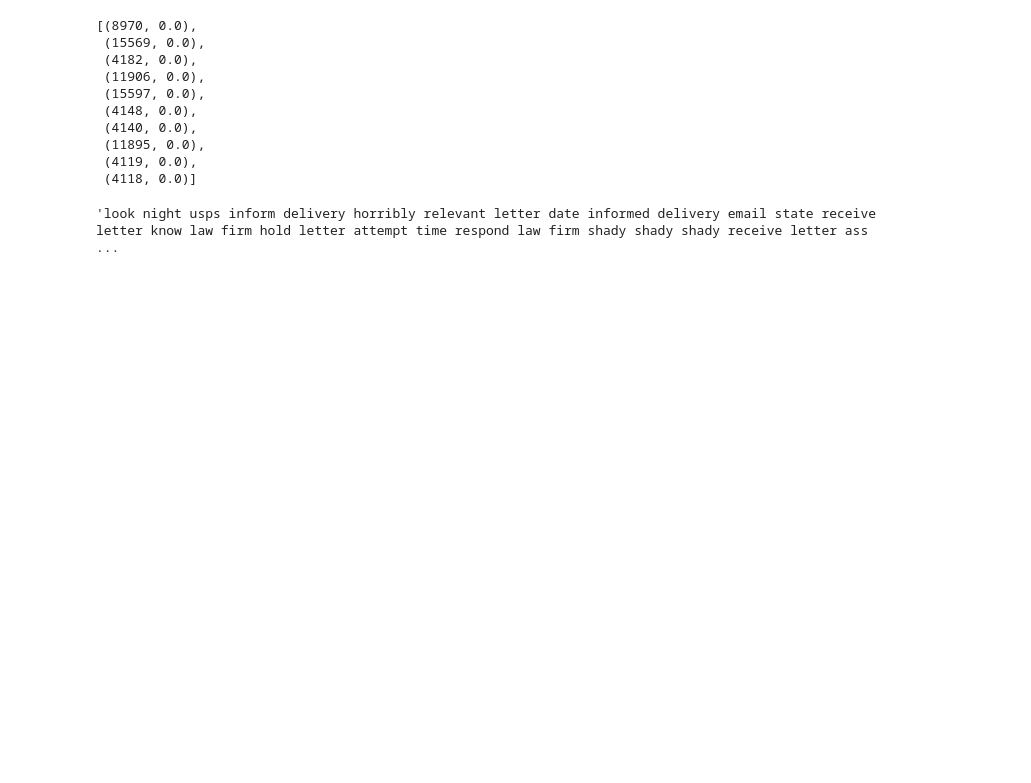
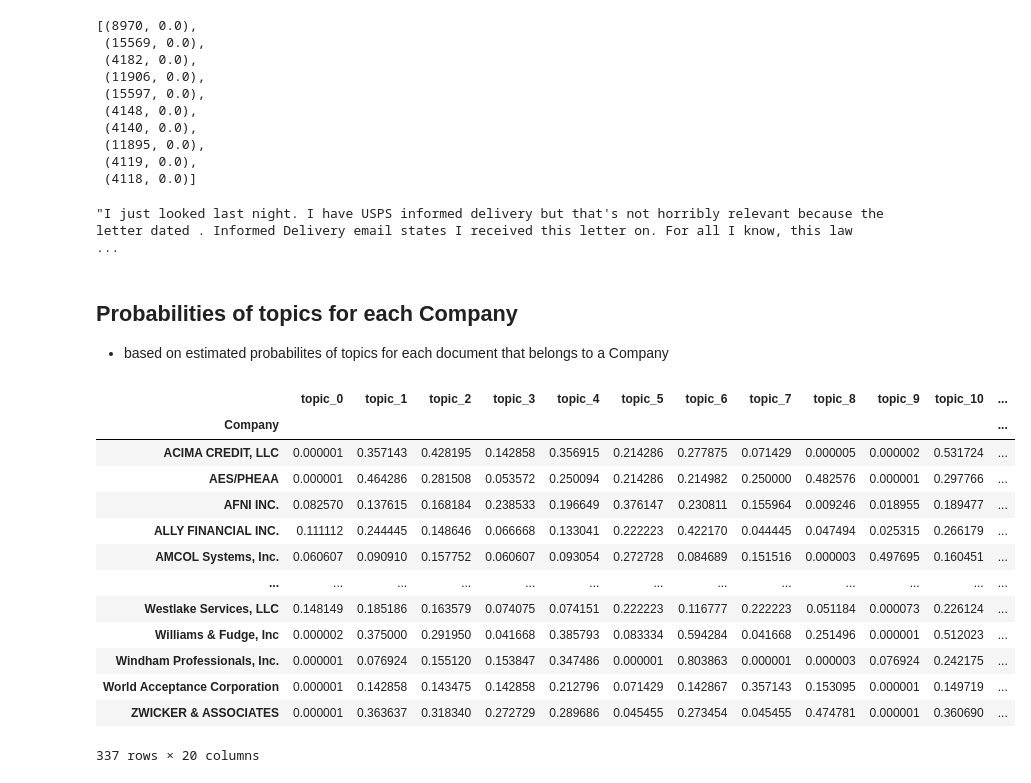
Before and after one commit to fw192020/clairvoyant_clustering, a Jupyter notebook: 2_CorEx.ipynb, the cells around one changed output. Cells and saved outputs as stored; diff of their text form; code cells hidden in the pictures; blank space fills up the shorter version.

```diff
--- a/2_CorEx.ipynb
+++ b/2_CorEx.ipynb
@@ -278,7 +280,30 @@ NOTE: 'docs' not provided to CorEx. Returning top docs as lists of row indices
  (11895, 0.0),
  (4119, 0.0),
  (4118, 0.0)]
-# %%
-doc_top_prob['clean_spacy_doc2'].iloc[8970]
-# %% [output]
-'look night usps inform delivery horribly relevant letter date informed delivery email state receive letter know law firm hold letter attempt time respond law firm shady shady shady receive letter ass ...
+# %%
+# to see the document
+doc_top_prob['cleaned_narrative'].iloc[8970]
+# %% [output]
+"I just looked last night. I have USPS informed delivery but that's not horribly relevant because the letter dated . Informed Delivery email states I received this letter on. For all I know, this law  ...
+# %% [markdown]
+## Probabilities of topics for each Company
+- based on estimated probabilites of topics for each document that belongs to a Company
+# %%
+# AVERAGE topic vector for each Company
+company_top_prob = doc_top_prob.groupby('Company').mean()
+company_top_prob
+# %% [output]
+|  | topic_0 | topic_1 | topic_2 | topic_3 | topic_4 | topic_5 | topic_6 | topic_7 | topic_8 | topic_9 | topic_10 | ... |
+| Company |  |  |  |  |  |  |  |  |  |  |  | ... |
+| ACIMA CREDIT, LLC | 0.000001 | 0.357143 | 0.428195 | 0.142858 | 0.356915 | 0.214286 | 0.277875 | 0.071429 | 0.000005 | 0.000002 | 0.531724 | ... |
+| AES/PHEAA | 0.000001 | 0.464286 | 0.281508 | 0.053572 | 0.250094 | 0.214286 | 0.214982 | 0.250000 | 0.482576 | 0.000001 | 0.297766 | ... |
+| AFNI INC. | 0.082570 | 0.137615 | 0.168184 | 0.238533 | 0.196649 | 0.376147 | 0.230811 | 0.155964 | 0.009246 | 0.018955 | 0.189477 | ... |
+| ALLY FINANCIAL INC. | 0.111112 | 0.244445 | 0.148646 | 0.066668 | 0.133041 | 0.222223 | 0.422170 | 0.044445 | 0.047494 | 0.025315 | 0.266179 | ... |
+| AMCOL Systems, Inc. | 0.060607 | 0.090910 | 0.157752 | 0.060607 | 0.093054 | 0.272728 | 0.084689 | 0.151516 | 0.000003 | 0.497695 | 0.160451 | ... |
+| ... | ... | ... | ... | ... | ... | ... | ... | ... | ... | ... | ... | ... |
+| Westlake Services, LLC | 0.148149 | 0.185186 | 0.163579 | 0.074075 | 0.074151 | 0.222223 | 0.116777 | 0.222223 | 0.051184 | 0.000073 | 0.226124 | ... |
+| Williams & Fudge, Inc | 0.000002 | 0.375000 | 0.291950 | 0.041668 | 0.385793 | 0.083334 | 0.594284 | 0.041668 | 0.251496 | 0.000001 | 0.512023 | ... |
+| Windham Professionals, Inc. | 0.000001 | 0.076924 | 0.155120 | 0.153847 | 0.347486 | 0.000001 | 0.803863 | 0.000001 | 0.000003 | 0.076924 | 0.242175 | ... |
+| World Acceptance Corporation | 0.000001 | 0.142858 | 0.143475 | 0.142858 | 0.212796 | 0.071429 | 0.142867 | 0.357143 | 0.153095 | 0.000001 | 0.149719 | ... |
+| ZWICKER & ASSOCIATES | 0.000001 | 0.363637 | 0.318340 | 0.272729 | 0.289686 | 0.045455 | 0.273454 | 0.045455 | 0.474781 | 0.000001 | 0.360690 | ... |
+337 rows × 20 columns
```
Also changed, not shown: parts of 4 cells of this notebook, 2 other files.
